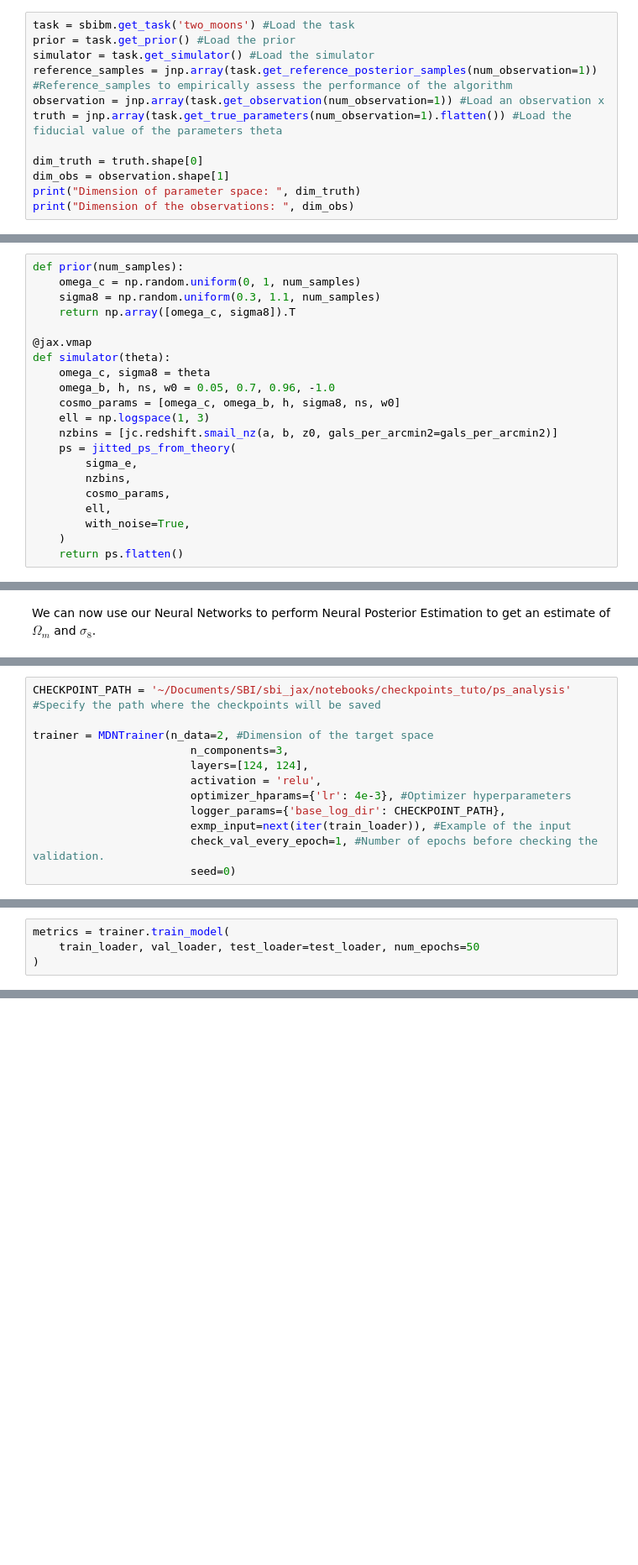
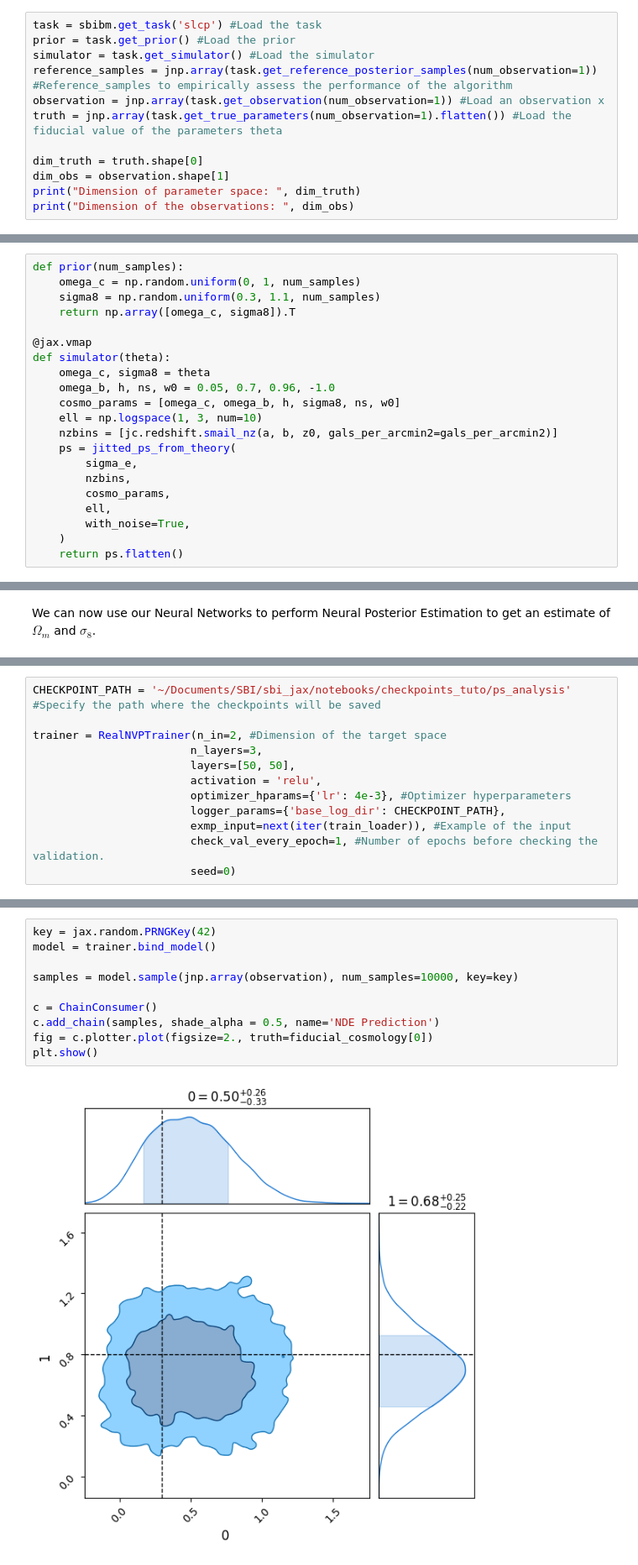
Before and after one commit to sachaguer/jaxili, a Jupyter notebook: notebooks/jaxili_tutorial.ipynb, the cells around one changed output, grey strips where cells are left out. Shown: that part at 84% size. Cells and saved outputs as stored; diff of their text form; blank space fills up the shorter version.

Commit message:
Update test notebooks

```diff
--- a/notebooks/jaxili_tutorial.ipynb
+++ b/notebooks/jaxili_tutorial.ipynb
@@ -87,7 +82,7 @@ sbibm.get_available_tasks()
 # %% [markdown]
 In this notebook, the default studied task will be `two_moons`. Users are free to modify the task to explore the capabilities of the different algorithms.
 # %%
-task = sbibm.get_task('two_moons') #Load the task
+task = sbibm.get_task('slcp') #Load the task
 prior = task.get_prior() #Load the prior
 simulator = task.get_simulator() #Load the simulator
 reference_samples = jnp.array(task.get_reference_posterior_samples(num_observation=1)) #Reference_samples to empirically assess the performance of the algorithm
@@ -1439,7 +1434,7 @@ def simulator(theta):
     omega_c, sigma8 = theta
     omega_b, h, ns, w0 = 0.05, 0.7, 0.96, -1.0
     cosmo_params = [omega_c, omega_b, h, sigma8, ns, w0]
-    ell = np.logspace(1, 3)
+    ell = np.logspace(1, 3, num=10)
     nzbins = [jc.redshift.smail_nz(a, b, z0, gals_per_arcmin2=gals_per_arcmin2)]
     ps = jitted_ps_from_theory(
         sigma_e,
@@ -1537,9 +1533,9 @@ class MDNTrainer(TrainerModule):#Inherits from TrainerModule to use the training
 # %%
 CHECKPOINT_PATH = '~/Documents/SBI/sbi_jax/notebooks/checkpoints_tuto/ps_analysis' #Specify the path where the checkpoints will be saved
 
-trainer = MDNTrainer(n_data=2, #Dimension of the target space
-                        n_components=3,
-                        layers=[124, 124],
+trainer = RealNVPTrainer(n_in=2, #Dimension of the target space
+                        n_layers=3,
+                        layers=[50, 50],
                         activation = 'relu',
                         optimizer_hparams={'lr': 4e-3}, #Optimizer hyperparameters
                         logger_params={'base_log_dir': CHECKPOINT_PATH},
@@ -1553,4 +1564,0 @@ metrics = trainer.train_model(
-# %%
-metrics = trainer.train_model(
-    train_loader, val_loader, test_loader=test_loader, num_epochs=50
-)
@@ -1556,0 +1573,12 @@ metrics = trainer.train_model(
+# %%
+key = jax.random.PRNGKey(42)
+model = trainer.bind_model()
+
+samples = model.sample(jnp.array(observation), num_samples=10000, key=key)
+
+c = ChainConsumer()
+c.add_chain(samples, shade_alpha = 0.5, name='NDE Prediction')
+fig = c.plotter.plot(figsize=2., truth=fiducial_cosmology[0])
+plt.show()
+# %% [output]
+[figure, added]
```
Also changed, not shown: parts of 10 cells of this notebook, 2 other files.
